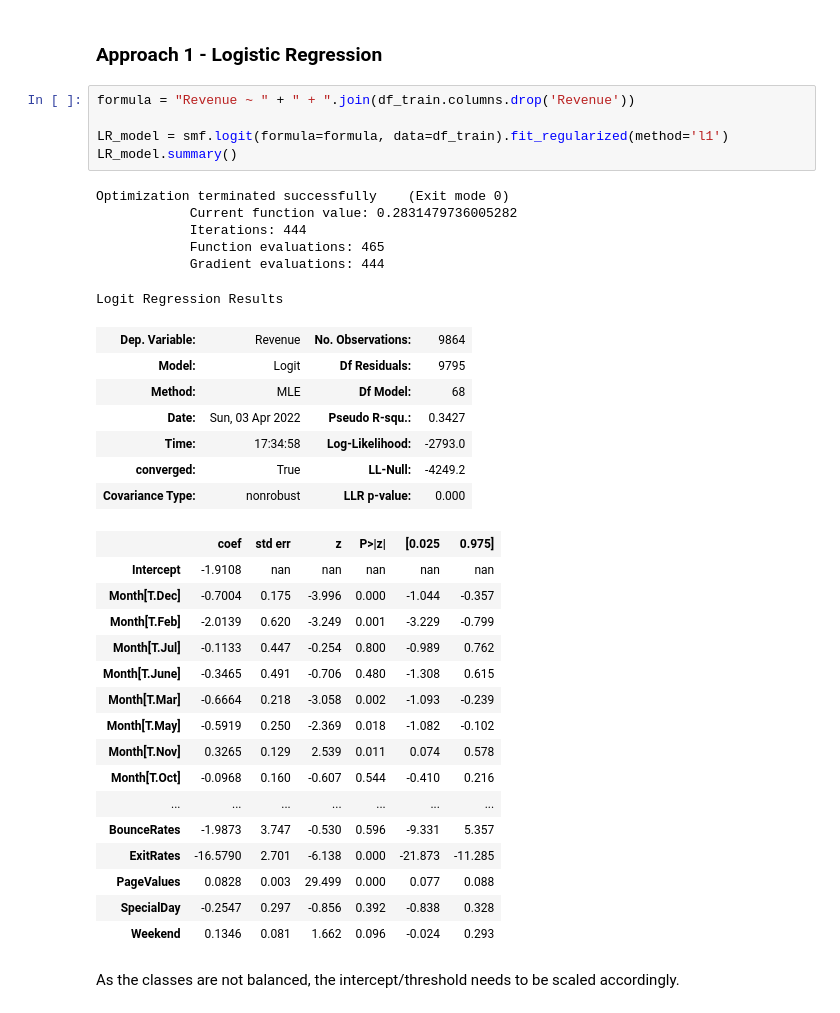
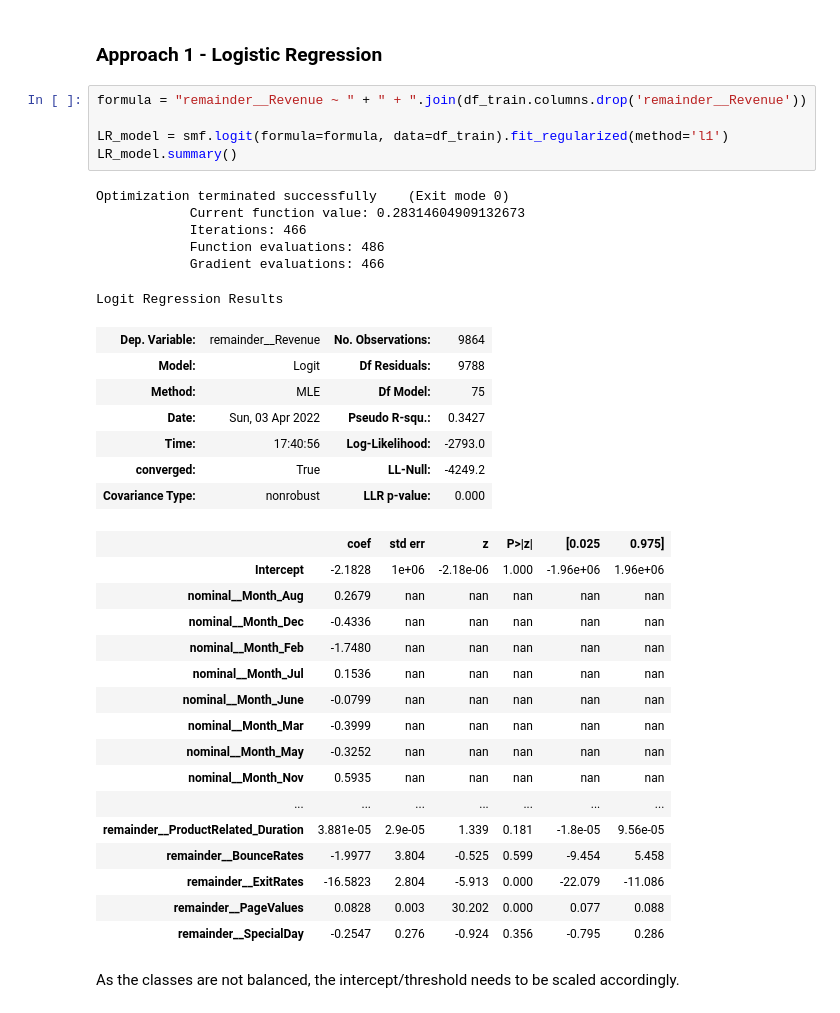
Before and after one commit to DoubleGremlin181/Aicadium-interview-coding-round, a Jupyter notebook: Data Modelling.ipynb, the cells around one changed output. Drawn from its saved outputs; the diff is of its cells as text.

Commit message:
Refactored one-hot encoding to newly created column manipulation section

```diff
--- a/Data Modelling.ipynb
+++ b/Data Modelling.ipynb
@@ -64,40 +82,40 @@ There are 2 main approaches that I will be taking for modelling. Their results w
 # %% [markdown]
 ### Approach 1 - Logistic Regression
 # %%
-formula = "Revenue ~ " + " + ".join(df_train.columns.drop('Revenue'))
+formula = "remainder__Revenue ~ " + " + ".join(df_train.columns.drop('remainder__Revenue'))
 
 LR_model = smf.logit(formula=formula, data=df_train).fit_regularized(method='l1')
 LR_model.summary()
 # %% [output]
 Optimization terminated successfully    (Exit mode 0)
-            Current function value: 0.2831479736005282
-            Iterations: 444
-            Function evaluations: 465
-            Gradient evaluations: 444
+            Current function value: 0.28314604909132673
+            Iterations: 466
+            Function evaluations: 486
+            Gradient evaluations: 466
 Logit Regression Results
-| Dep. Variable: | Revenue | No. Observations: | 9864 |
-| Model: | Logit | Df Residuals: | 9795 |
-| Method: | MLE | Df Model: | 68 |
+| Dep. Variable: | remainder__Revenue | No. Observations: | 9864 |
+| Model: | Logit | Df Residuals: | 9788 |
+| Method: | MLE | Df Model: | 75 |
 | Date: | Sun, 03 Apr 2022 | Pseudo R-squ.: | 0.3427 |
-| Time: | 17:34:58 | Log-Likelihood: | -2793.0 |
+| Time: | 17:40:56 | Log-Likelihood: | -2793.0 |
 | converged: | True | LL-Null: | -4249.2 |
 | Covariance Type: | nonrobust | LLR p-value: | 0.000 |
 |  | coef | std err | z | P>|z| | [0.025 | 0.975] |
-| Intercept | -1.9108 | nan | nan | nan | nan | nan |
-| Month[T.Dec] | -0.7004 | 0.175 | -3.996 | 0.000 | -1.044 | -0.357 |
-| Month[T.Feb] | -2.0139 | 0.620 | -3.249 | 0.001 | -3.229 | -0.799 |
-| Month[T.Jul] | -0.1133 | 0.447 | -0.254 | 0.800 | -0.989 | 0.762 |
-| Month[T.June] | -0.3465 | 0.491 | -0.706 | 0.480 | -1.308 | 0.615 |
-| Month[T.Mar] | -0.6664 | 0.218 | -3.058 | 0.002 | -1.093 | -0.239 |
-| Month[T.May] | -0.5919 | 0.250 | -2.369 | 0.018 | -1.082 | -0.102 |
-| Month[T.Nov] | 0.3265 | 0.129 | 2.539 | 0.011 | 0.074 | 0.578 |
-| Month[T.Oct] | -0.0968 | 0.160 | -0.607 | 0.544 | -0.410 | 0.216 |
+| Intercept | -2.1828 | 1e+06 | -2.18e-06 | 1.000 | -1.96e+06 | 1.96e+06 |
+| nominal__Month_Aug | 0.2679 | nan | nan | nan | nan | nan |
+| nominal__Month_Dec | -0.4336 | nan | nan | nan | nan | nan |
+| nominal__Month_Feb | -1.7480 | nan | nan | nan | nan | nan |
+| nominal__Month_Jul | 0.1536 | nan | nan | nan | nan | nan |
+| nominal__Month_June | -0.0799 | nan | nan | nan | nan | nan |
+| nominal__Month_Mar | -0.3999 | nan | nan | nan | nan | nan |
+| nominal__Month_May | -0.3252 | nan | nan | nan | nan | nan |
+| nominal__Month_Nov | 0.5935 | nan | nan | nan | nan | nan |
 | ... | ... | ... | ... | ... | ... | ... |
-| BounceRates | -1.9873 | 3.747 | -0.530 | 0.596 | -9.331 | 5.357 |
-| ExitRates | -16.5790 | 2.701 | -6.138 | 0.000 | -21.873 | -11.285 |
-| PageValues | 0.0828 | 0.003 | 29.499 | 0.000 | 0.077 | 0.088 |
-| SpecialDay | -0.2547 | 0.297 | -0.856 | 0.392 | -0.838 | 0.328 |
-| Weekend | 0.1346 | 0.081 | 1.662 | 0.096 | -0.024 | 0.293 |
+| remainder__ProductRelated_Duration | 3.881e-05 | 2.9e-05 | 1.339 | 0.181 | -1.8e-05 | 9.56e-05 |
+| remainder__BounceRates | -1.9977 | 3.804 | -0.525 | 0.599 | -9.454 | 5.458 |
+| remainder__ExitRates | -16.5823 | 2.804 | -5.913 | 0.000 | -22.079 | -11.086 |
+| remainder__PageValues | 0.0828 | 0.003 | 30.202 | 0.000 | 0.077 | 0.088 |
+| remainder__SpecialDay | -0.2547 | 0.276 | -0.924 | 0.356 | -0.795 | 0.286 |
 # %% [markdown]
 As the classes are not balanced, the intercept/threshold needs to be scaled accordingly.
 # %%
```
Also changed, not shown: parts of 5 cells of this notebook.
